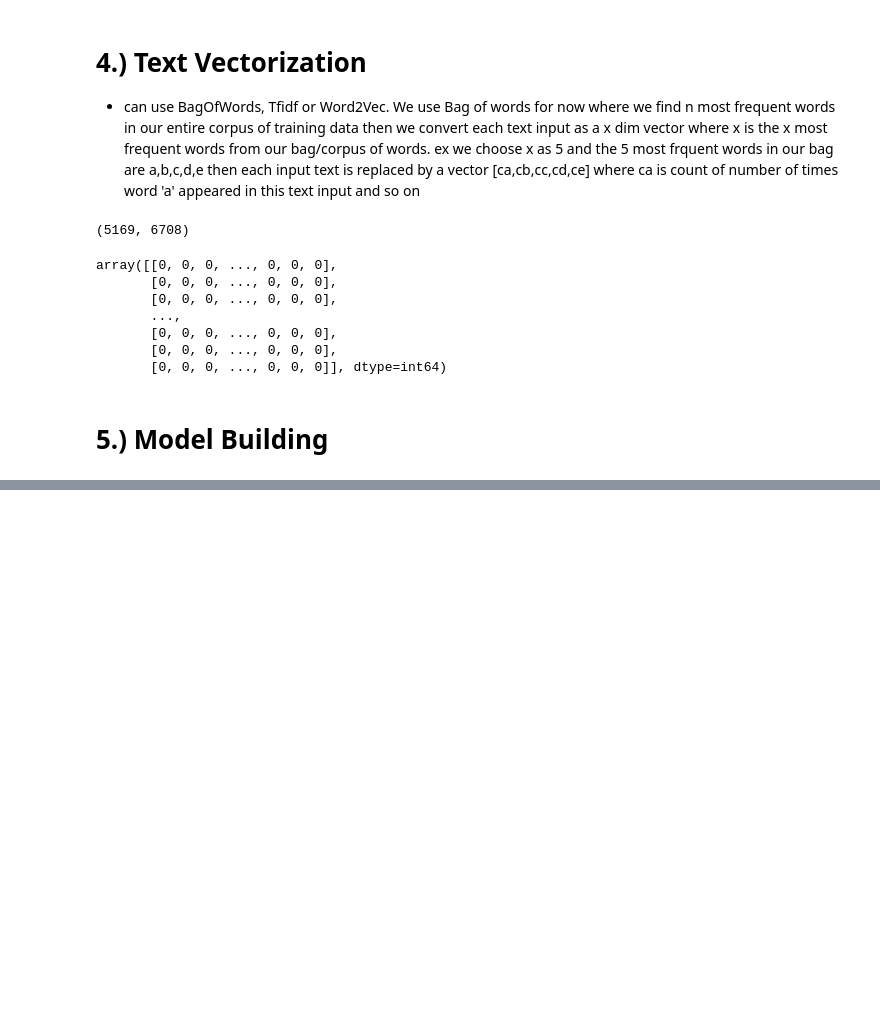
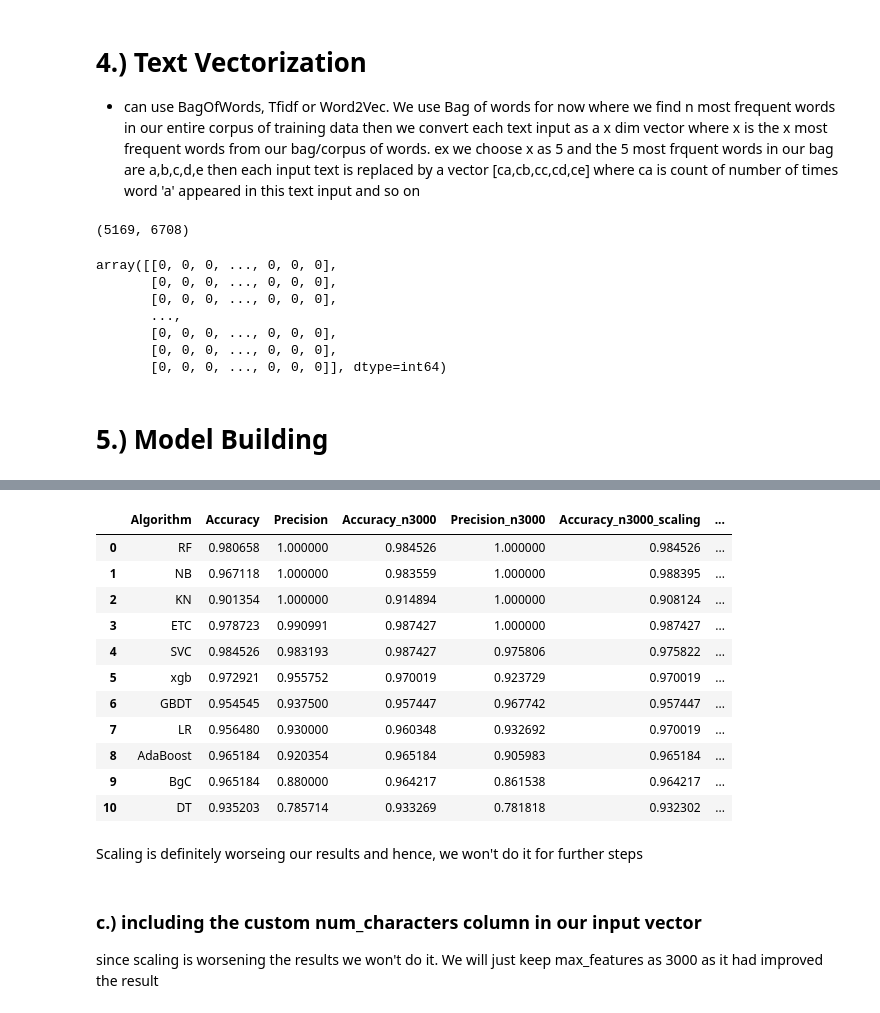
Before and after one commit to ajinkeya17/SMS-Spam-Classifier, a Jupyter notebook: SMS Spam Classifier.ipynb, the cells around one changed output, grey strips where cells are left out. Saved outputs shown, nothing was run; the diff lists cells and outputs as text; code cells hidden in the pictures; blank space fills up the shorter version.

```diff
--- a/SMS Spam Classifier.ipynb
+++ b/SMS Spam Classifier.ipynb
@@ -391,0 +674,28 @@ X_train, X_test, y_train, y_test = train_test_split(X, y, test_size=0.2, random_
+# %%
+from sklearn.preprocessing import MinMaxScaler
+scaler = MinMaxScaler()
+tfidf = TfidfVectorizer(max_features=3000)
+
+X_tfidf = tfidf.fit_transform(df['transformed_text']).toarray()  #toarray() used to convert scipy array output to dense numpy array
+X_tfidf = scaler.fit_transform(X_tfidf)
+
+y = df['target'].values
+
+X_train, X_test, y_train, y_test = train_test_split(X_tfidf, y, test_size=0.2, random_state=2, stratify = y)  #since we have imbalanced dataset we stratify
+# %%
+accuracy_scores = []
+precision_scores = []
+
+for name,clf in clfs.items():
+
+    current_accuracy,current_precision = train_classifier(clf, X_train,y_train,X_test,y_test)
+
+    accuracy_scores.append(current_accuracy)
+    precision_scores.append(current_precision)
+
+performance_df = pd.DataFrame({'Algorithm':clfs.keys(),'Accuracy_n_3000_scaling':accuracy_scores,'Precision_n3000_scaling':precision_scores}).sort_values(['Precision_n3000_scaling','Accuracy_n3000_scaling'],ascending=[False,False])
+# %%
+performance_df = pd.DataFrame({'Algorithm':clfs.keys(),'Accuracy_n3000_scaling':accuracy_scores,'Precision_n3000_scaling':precision_scores}).sort_values(['Precision_n3000_scaling','Accuracy_n3000_scaling'],ascending=[False,False])
+# %%
+df3 = performance_df  # results after setting max_features paramater of tfidf as 3000 and min-max scaling the inputs
+df3
@@ -391,0 +715,21 @@ X_train, X_test, y_train, y_test = train_test_split(X, y, test_size=0.2, random_
+# %%
+final_df = final_df.merge(df3,on='Algorithm')
+final_df
+# %% [output]
+|  | Algorithm | Accuracy | Precision | Accuracy_n3000 | Precision_n3000 | Accuracy_n3000_scaling | ... |
+| 0 | RF | 0.980658 | 1.000000 | 0.984526 | 1.000000 | 0.984526 | ... |
+| 1 | NB | 0.967118 | 1.000000 | 0.983559 | 1.000000 | 0.988395 | ... |
+| 2 | KN | 0.901354 | 1.000000 | 0.914894 | 1.000000 | 0.908124 | ... |
+| 3 | ETC | 0.978723 | 0.990991 | 0.987427 | 1.000000 | 0.987427 | ... |
+| 4 | SVC | 0.984526 | 0.983193 | 0.987427 | 0.975806 | 0.975822 | ... |
+| 5 | xgb | 0.972921 | 0.955752 | 0.970019 | 0.923729 | 0.970019 | ... |
+| 6 | GBDT | 0.954545 | 0.937500 | 0.957447 | 0.967742 | 0.957447 | ... |
+| 7 | LR | 0.956480 | 0.930000 | 0.960348 | 0.932692 | 0.970019 | ... |
+| 8 | AdaBoost | 0.965184 | 0.920354 | 0.965184 | 0.905983 | 0.965184 | ... |
+| 9 | BgC | 0.965184 | 0.880000 | 0.964217 | 0.861538 | 0.964217 | ... |
+| 10 | DT | 0.935203 | 0.785714 | 0.933269 | 0.781818 | 0.932302 | ... |
+# %% [markdown]
+Scaling is definitely worseing our results and hence, we won't do it for further steps
+# %% [markdown]
+### c.) including the custom num_characters column in our input vector
+since scaling is worsening the results we won't do  it. We will just keep max_features as 3000 as it had improved the result
```
Also changed, not shown: parts of 49 cells of this notebook, 2 other files.
